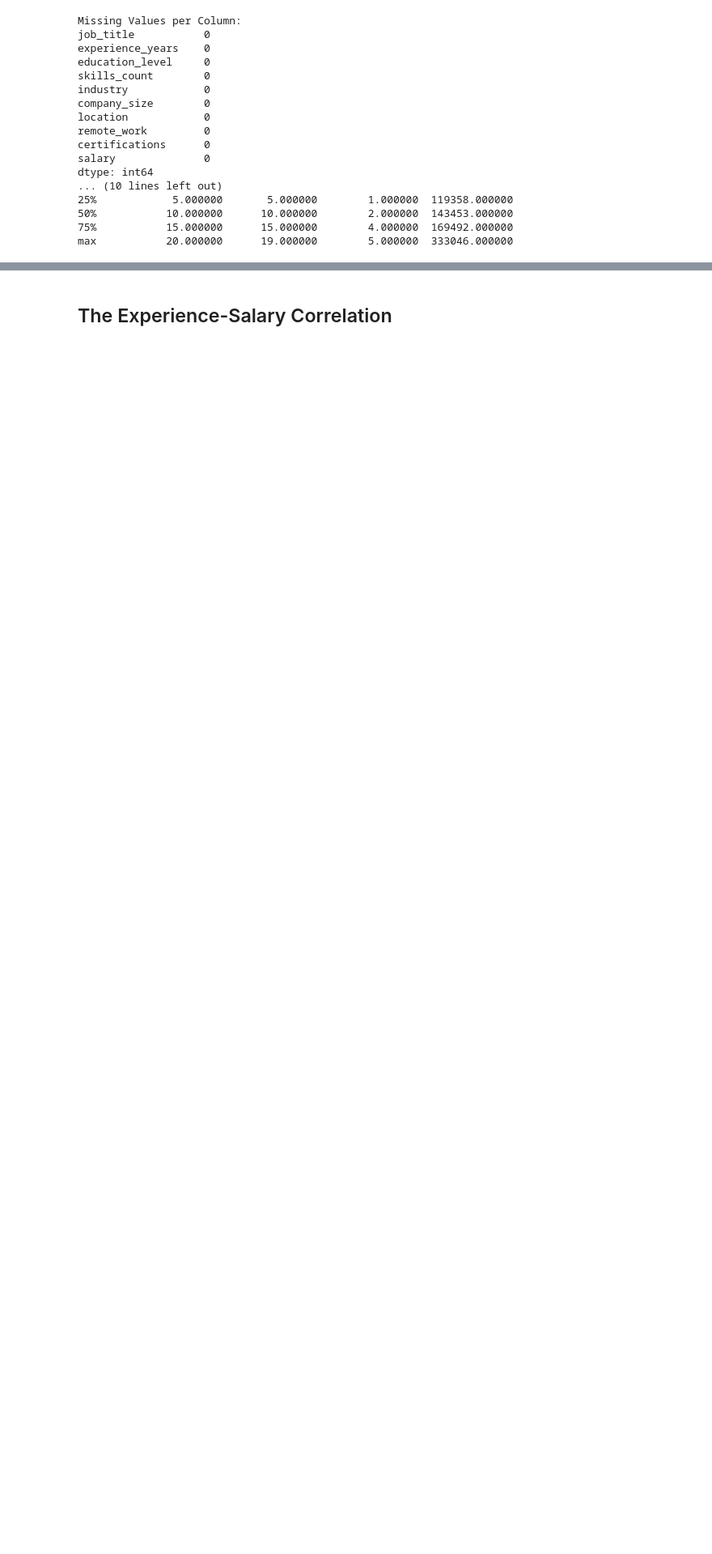
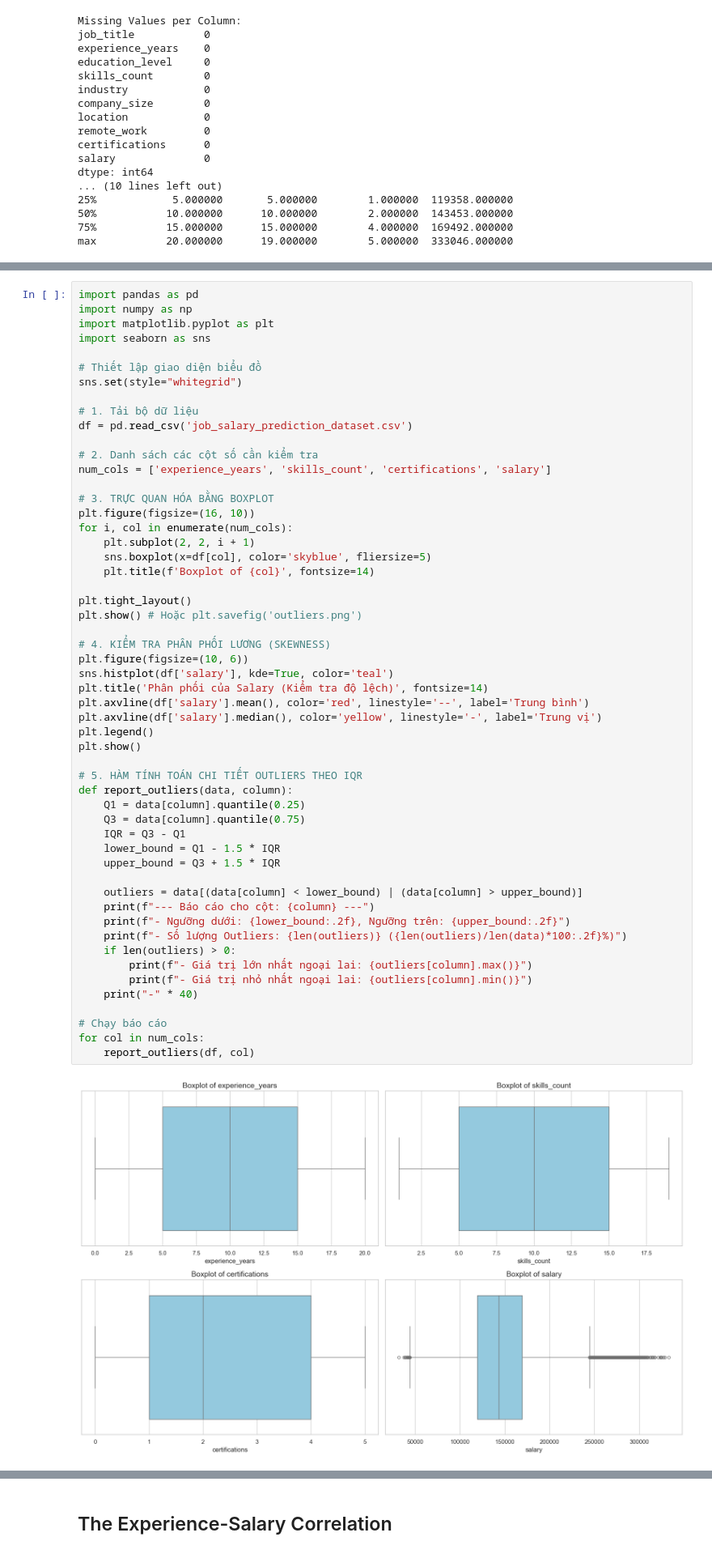
Before and after one commit to PhucBinhhh/PT-TQDL_HK2A, a Jupyter notebook: DA_cuoimon/Python/ML.ipynb, the cells around one changed output, grey strips where cells are left out. Shown at 81% size. Saved outputs shown, nothing was run; the diff lists cells and outputs as text; blank space fills up the shorter version.

```diff
--- a/DA_cuoimon/Python/ML.ipynb
+++ b/DA_cuoimon/Python/ML.ipynb
@@ -83,0 +74,56 @@ plt.show()
+# %%
+import pandas as pd
+import numpy as np
+import matplotlib.pyplot as plt
+import seaborn as sns
+
+# Thiết lập giao diện biểu đồ
+sns.set(style="whitegrid")
+
+# 1. Tải bộ dữ liệu
+df = pd.read_csv('job_salary_prediction_dataset.csv')
+
+# 2. Danh sách các cột số cần kiểm tra
+num_cols = ['experience_years', 'skills_count', 'certifications', 'salary']
+
+# 3. TRỰC QUAN HÓA BẰNG BOXPLOT
+plt.figure(figsize=(16, 10))
+for i, col in enumerate(num_cols):
+    plt.subplot(2, 2, i + 1)
+    sns.boxplot(x=df[col], color='skyblue', fliersize=5)
+    plt.title(f'Boxplot of {col}', fontsize=14)
+
+plt.tight_layout()
+plt.show() # Hoặc plt.savefig('outliers.png')
+
+# 4. KIỂM TRA PHÂN PHỐI LƯƠNG (SKEWNESS)
+plt.figure(figsize=(10, 6))
+sns.histplot(df['salary'], kde=True, color='teal')
+plt.title('Phân phối của Salary (Kiểm tra độ lệch)', fontsize=14)
+plt.axvline(df['salary'].mean(), color='red', linestyle='--', label='Trung bình')
+plt.axvline(df['salary'].median(), color='yellow', linestyle='-', label='Trung vị')
+plt.legend()
+plt.show()
+
+# 5. HÀM TÍNH TOÁN CHI TIẾT OUTLIERS THEO IQR
+def report_outliers(data, column):
+    Q1 = data[column].quantile(0.25)
+    Q3 = data[column].quantile(0.75)
+    IQR = Q3 - Q1
+    lower_bound = Q1 - 1.5 * IQR
+    upper_bound = Q3 + 1.5 * IQR
+
+    outliers = data[(data[column] < lower_bound) | (data[column] > upper_bound)]
+    print(f"--- Báo cáo cho cột: {column} ---")
+    print(f"- Ngưỡng dưới: {lower_bound:.2f}, Ngưỡng trên: {upper_bound:.2f}")
+    print(f"- Số lượng Outliers: {len(outliers)} ({len(outliers)/len(data)*100:.2f}%)")
+    if len(outliers) > 0:
+        print(f"- Giá trị lớn nhất ngoại lai: {outliers[column].max()}")
+        print(f"- Giá trị nhỏ nhất ngoại lai: {outliers[column].min()}")
+    print("-" * 40)
+
+# Chạy báo cáo
+for col in num_cols:
+    report_outliers(df, col)
+# %% [output]
+[figure, added]
```
Also changed, not shown: parts of 40 cells of this notebook.
